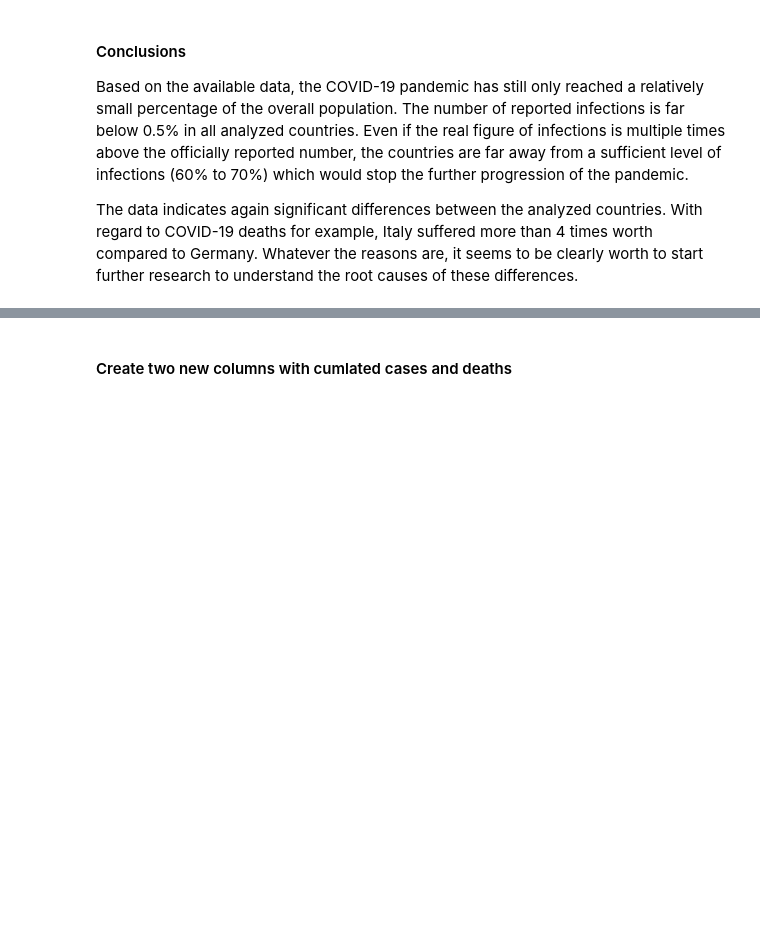
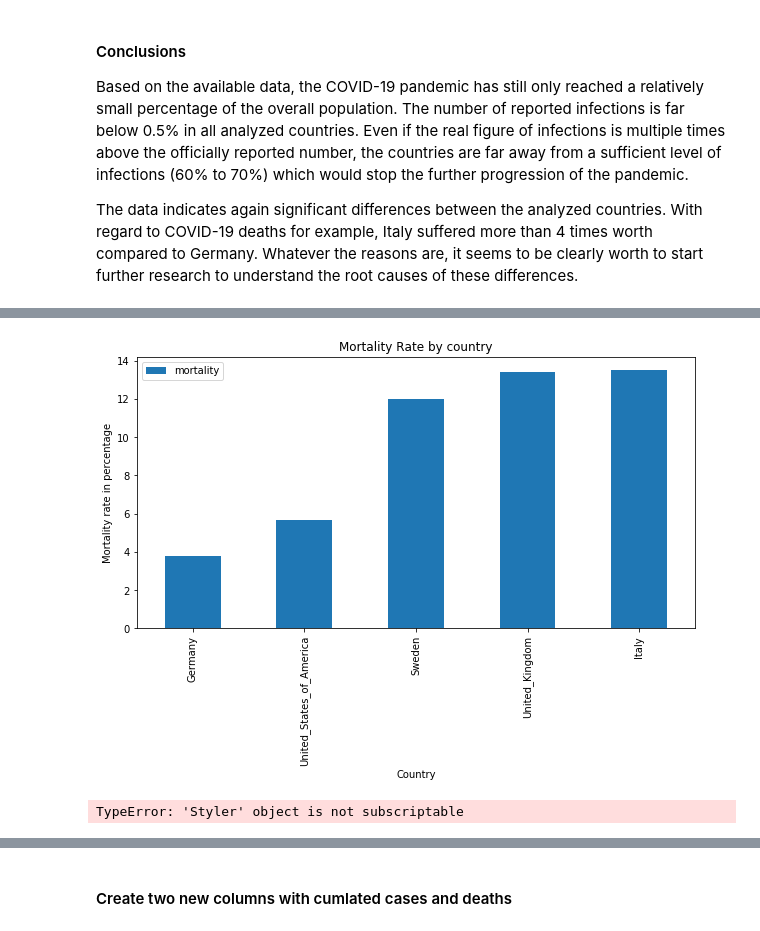
Before and after one commit to praemisit/COVID19_DataExploration, a Jupyter notebook: COVID19_DataExploration.ipynb, the cells around one changed output, grey strips where cells are left out. Saved outputs shown, nothing was run; the diff lists cells and outputs as text; code cells hidden in the pictures; blank space fills up the shorter version.

```diff
--- a/COVID19_DataExploration.ipynb
+++ b/COVID19_DataExploration.ipynb
@@ -507,0 +522,50 @@ The data indicates again significant differences between the analyzed countries.
+# %%
+# Step 0: Create a subset of the overall data frame that only contains data from the countries to be analysed
+country_scope = ["Germany", "Italy", "United_States_of_America", "Sweden", "United_Kingdom"]
+
+df_countries = df_cases[df_cases["countriesAndTerritories"].isin(country_scope)].reset_index()
+
+
+# Step 1: Make sure the data is properly sorted by country and date
+df_countries = df_countries.sort_values(['countriesAndTerritories','dateRep']).reset_index()
+
+
+# Step 2: Calcluate two additional columns with cumulative cases and deaths per country
+df_countries_cum = df_countries.copy()
+
+df_countries_cum["cum_cases"] = df_countries_cum.groupby(['countriesAndTerritories', 'dateRep'])["cases"].sum().groupby(level=0).cumsum().reset_index()["cases"]
+
+df_countries_cum["cum_deaths"] = df_countries_cum.groupby(['countriesAndTerritories', 'dateRep'])["deaths"].sum().groupby(level=0).cumsum().reset_index()["deaths"]
+
+
+# Step 3: Select only the rows with the latest reporting date
+df_countries_cum_latest = df_countries_cum[df_countries_cum["dateRep"] == df_countries_cum["dateRep"].max()]
+
+
+# Step 4: Calculate the mortality rate
+df_countries_cum_latest["mortality"] = df_countries_cum_latest["cum_deaths"] / df_countries_cum_latest["cum_cases"] * 100
+
+
+# Step 5: Sort the dataframe by mortality rate
+df_countries_cum_latest.sort_values(by='mortality', inplace=True)
+
+
+# Step 6: Pivot the dataset for easier plotting
+df_countries_cum_latest_piv = pd.pivot_table(df_countries_cum_latest,index='countriesAndTerritories',values="mortality").reset_index()
+df_countries_cum_latest_piv.sort_values(by='mortality', inplace=True)
+# %%
+# Step 6: Plot the mortality
+plt.rcParams["figure.figsize"] = (10, 5)
+df_countries_cum_latest_piv.set_index("countriesAndTerritories").plot.bar(title="Mortality Rate by country")
+plt.xlabel('Country')
+plt.ylabel('Mortality rate in percentage')
+plt.show()
+# %% [output]
+[figure, added]
+# %%
+# Step 7: Display a table which provides an overview of the key figures per country
+
+df_countries_cum_latest_view = df_countries_cum_latest.style.format({"cum_cases": '{:,d}', "cum_deaths": '{:,d}', "mortality": '{:.2f}'})
+df_countries_cum_latest_view[["countriesAndTerritories", "cum_cases", "cum_deaths", "mortality"]]
+# %% [output]
+TypeError: 'Styler' object is not subscriptable
```
Also changed, not shown: parts of 5 cells of this notebook, 2 other files.
